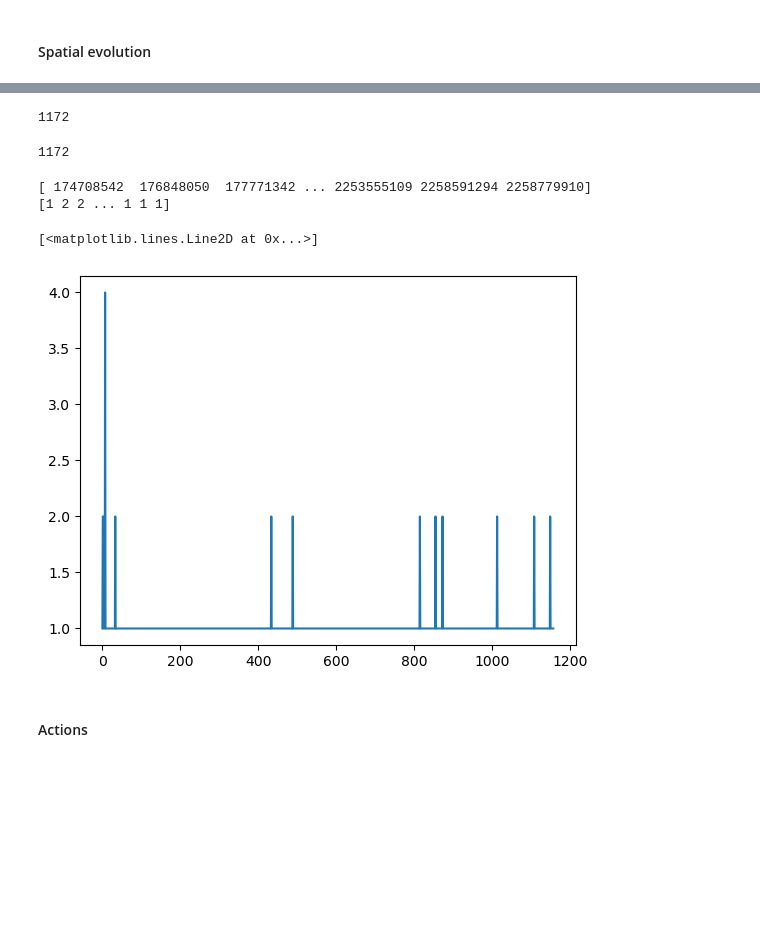
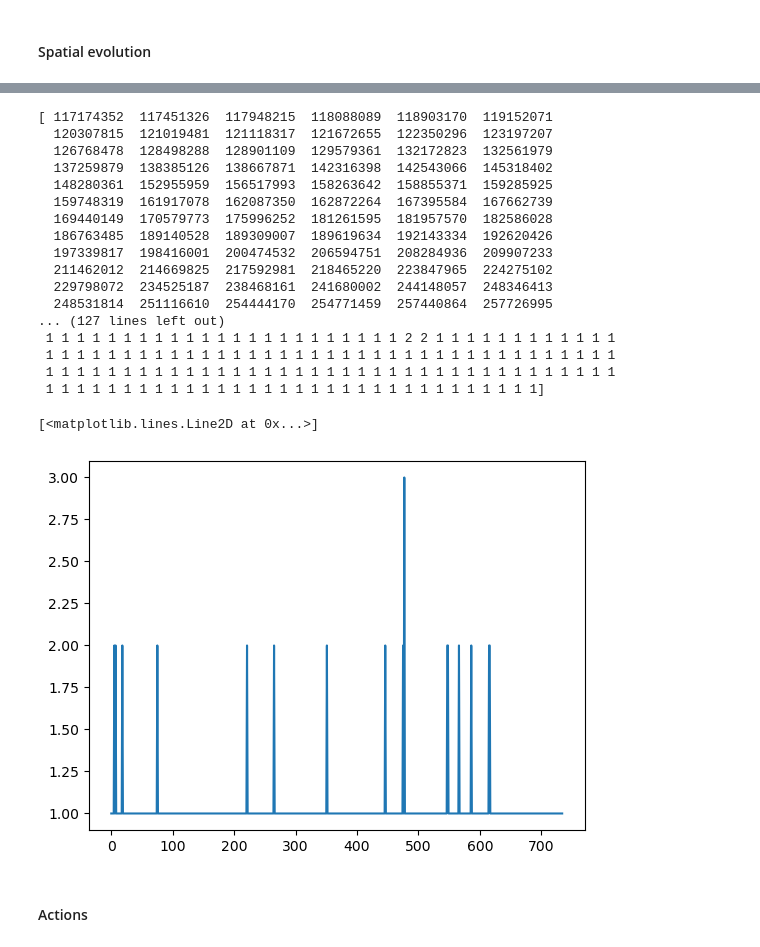
Before and after one commit to alexisjapas/gamasi, a Jupyter notebook: demo.ipynb, the cells around one changed output, grey strips where cells are left out. Saved outputs shown, nothing was run; the diff lists cells and outputs as text; code cells hidden in the pictures; blank space fills up the shorter version.

```diff
--- a/demo.ipynb
+++ b/demo.ipynb
@@ -10,8 +10,8 @@ from src.Lab import Lab
 lab = Lab()
 # %%
 simulation = lab.experiment(
-    height=80, width=160,
-    initial_population_count=1000,
-    max_total_duration=60, max_simulation_duration=2
+    height=30, width=50,
+    initial_population_count=400,
+    max_total_duration=120, max_simulation_duration=4
 )
 # %% [output]
@@ -84,5 +53,7 @@ plt.show()
 # %% [markdown]
 #### Spatial evolution
+# %%
+spatial_data = lab.get_spatial_data(simulation)
 # %%
 import matplotlib.pyplot as plt
 
@@ -134,22 +105,29 @@ with open('results/timestamps.json', 'w') as json_file:
-# %%
-len(data["positions"][2])
-# %% [output]
-1172
-# %%
-len(data["positions"][0])
-# %% [output]
-1172
 # %%
-unique_values, counts = np.unique(data["positions"][0], return_counts=True)
+unique_values, counts = np.unique(spatial_data[0], return_counts=True)
 print(unique_values)
 print(counts)
 # Creating bar plot
 plt.plot(counts)
 # %% [output]
-[ 174708542  176848050  177771342 ... 2253555109 2258591294 2258779910]
-[1 2 2 ... 1 1 1]
+[ 117174352  117451326  117948215  118088089  118903170  119152071
+  120307815  121019481  121118317  121672655  122350296  123197207
+  126768478  128498288  128901109  129579361  132172823  132561979
+  137259879  138385126  138667871  142316398  142543066  145318402
+  148280361  152955959  156517993  158263642  158855371  159285925
+  159748319  161917078  162087350  162872264  167395584  167662739
+  169440149  170579773  175996252  181261595  181957570  182586028
+  186763485  189140528  189309007  189619634  192143334  192620426
+  197339817  198416001  200474532  206594751  208284936  209907233
+  211462012  214669825  217592981  218465220  223847965  224275102
+  229798072  234525187  238468161  241680002  244148057  248346413
+  248531814  251116610  254444170  254771459  257440864  257726995
+... (127 lines left out)
+ 1 1 1 1 1 1 1 1 1 1 1 1 1 1 1 1 1 1 1 1 1 1 1 2 2 1 1 1 1 1 1 1 1 1 1 1 1
+ 1 1 1 1 1 1 1 1 1 1 1 1 1 1 1 1 1 1 1 1 1 1 1 1 1 1 1 1 1 1 1 1 1 1 1 1 1
+ 1 1 1 1 1 1 1 1 1 1 1 1 1 1 1 1 1 1 1 1 1 1 1 1 1 1 1 1 1 1 1 1 1 1 1 1 1
+ 1 1 1 1 1 1 1 1 1 1 1 1 1 1 1 1 1 1 1 1 1 1 1 1 1 1 1 1 1 1 1 1]
 [<matplotlib.lines.Line2D at 0x...>]
-[figure, old version]
+[figure, new version]
 # %% [markdown]
 #### Actions
 # %%
```
Also changed, not shown: parts of 21 cells of this notebook, 4 other files.
